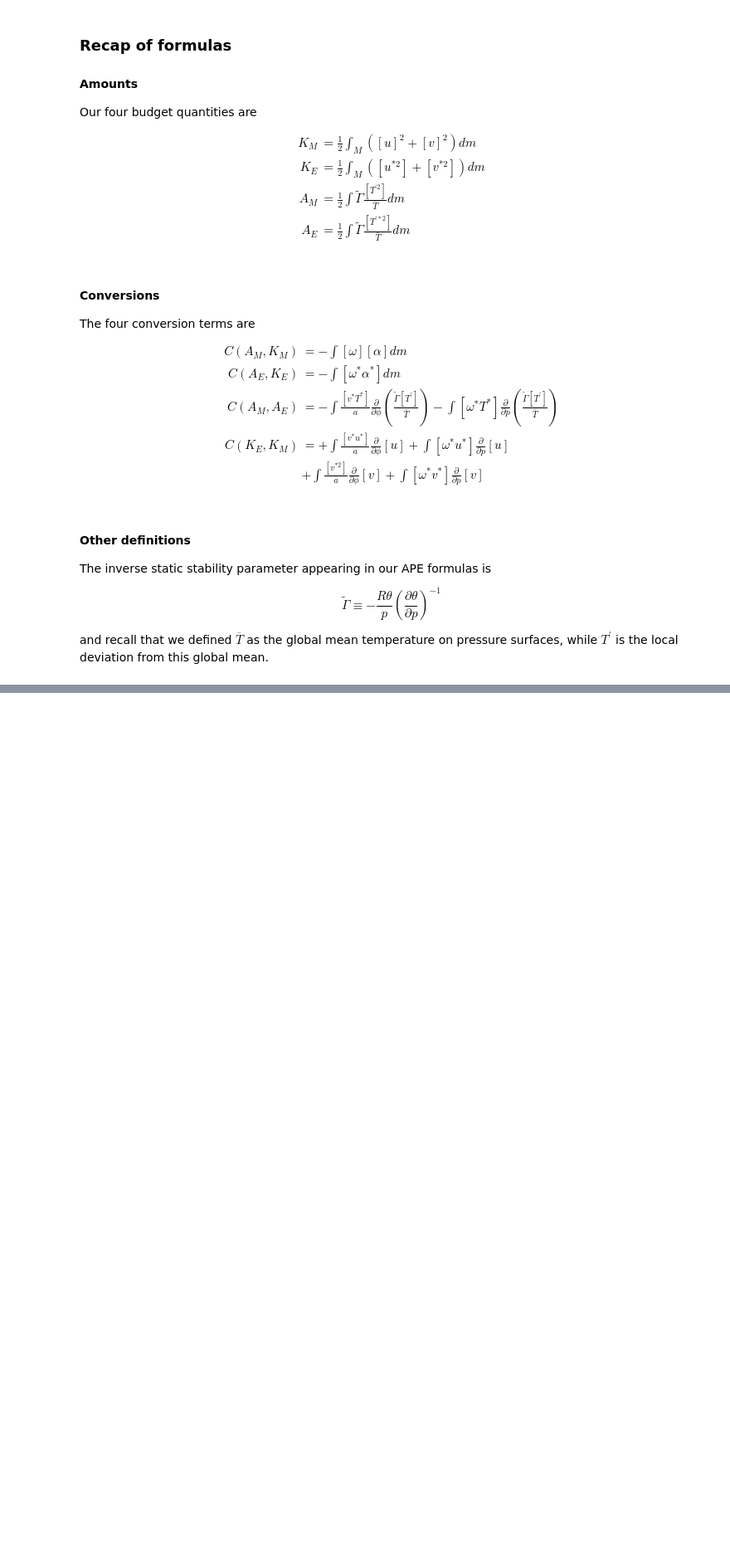
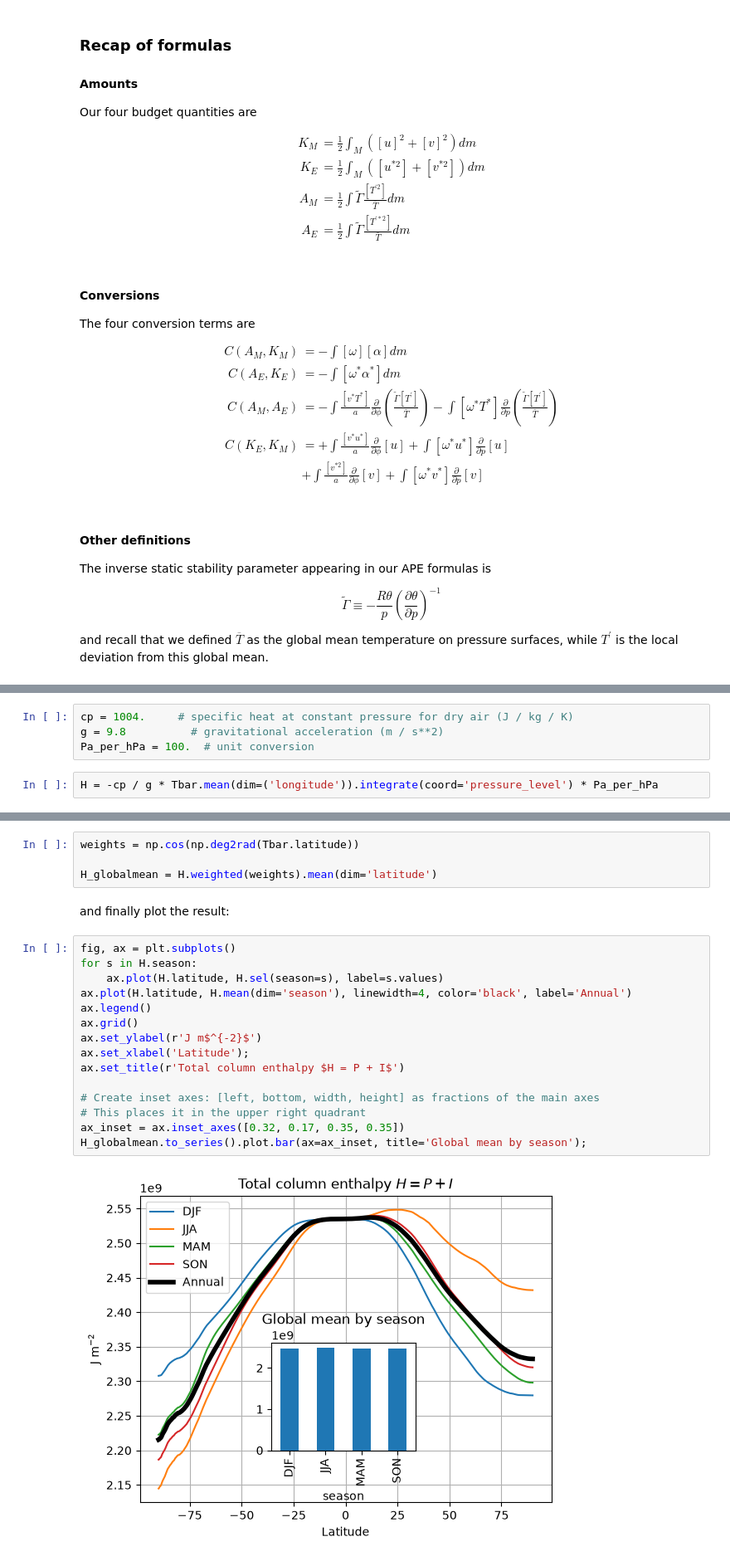
Before and after one commit to brian-rose/general-circulation, a Jupyter notebook: lectures/ape.ipynb, the cells around one changed output, grey strips where cells are left out. Shown at 83% size. Cells and saved outputs as stored; diff of their text form; blank space fills up the shorter version.

Commit message:
New calculation of total enthalpy

```diff
--- a/lectures/ape.ipynb
+++ b/lectures/ape.ipynb
@@ -649,0 +707,6 @@ and recall that we defined $\overline{T}$ as the global mean temperature on pres
+# %%
+cp = 1004.     # specific heat at constant pressure for dry air (J / kg / K)
+g = 9.8          # gravitational acceleration (m / s**2)
+Pa_per_hPa = 100.  # unit conversion
+# %%
+H = -cp / g * Tbar.mean(dim=('longitude')).integrate(coord='pressure_level') * Pa_per_hPa
@@ -649,0 +715,23 @@ and recall that we defined $\overline{T}$ as the global mean temperature on pres
+# %%
+weights = np.cos(np.deg2rad(Tbar.latitude))
+
+H_globalmean = H.weighted(weights).mean(dim='latitude')
+# %% [markdown]
+and finally plot the result:
+# %%
+fig, ax = plt.subplots()
+for s in H.season:
+    ax.plot(H.latitude, H.sel(season=s), label=s.values)
+ax.plot(H.latitude, H.mean(dim='season'), linewidth=4, color='black', label='Annual')
+ax.legend()
+ax.grid()
+ax.set_ylabel(r'J m$^{-2}$')
+ax.set_xlabel('Latitude');
+ax.set_title(r'Total column enthalpy $H = P + I$')
+
+# Create inset axes: [left, bottom, width, height] as fractions of the main axes
+# This places it in the upper right quadrant
+ax_inset = ax.inset_axes([0.32, 0.17, 0.35, 0.35])
+H_globalmean.to_series().plot.bar(ax=ax_inset, title='Global mean by season');
+# %% [output]
+[figure, added]
```
Also changed, not shown: parts of 11 cells of this notebook.
